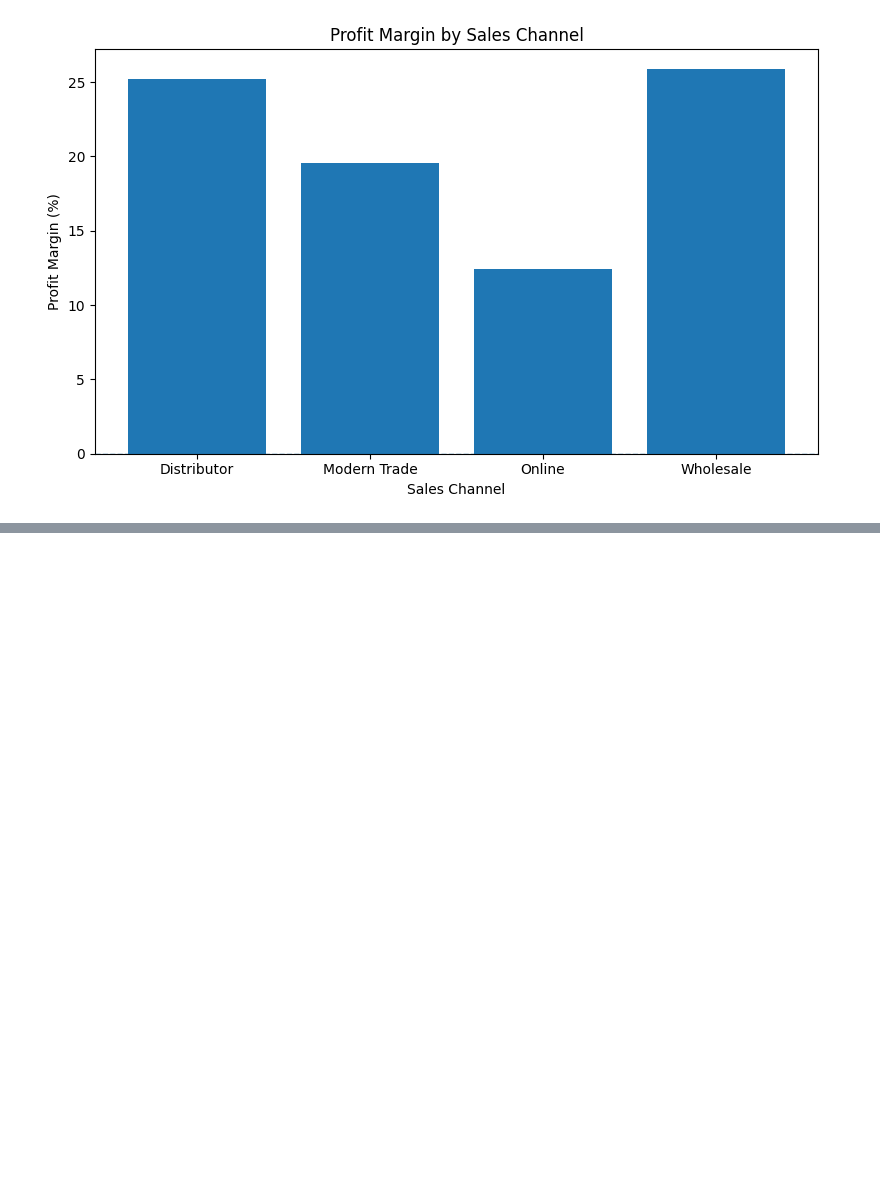
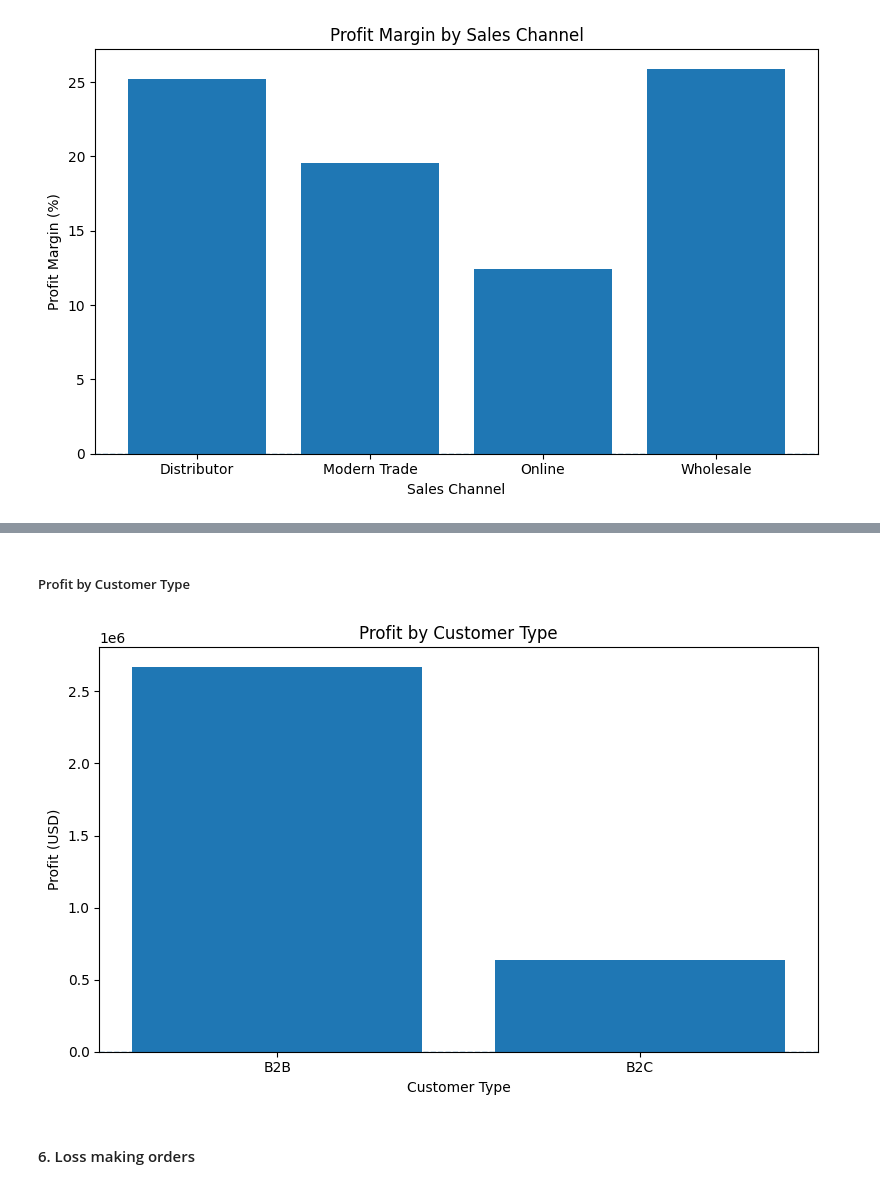
Before and after one commit to Alive-Peterson/myprojects, a Jupyter notebook: data_analytics/financial_performance_and_profitability/notebooks/FMCG_Sales_Profitability_Analysis.ipynb, the cells around one changed output, grey strips where cells are left out. Cells and saved outputs as stored; diff of their text form; code cells hidden in the pictures; blank space fills up the shorter version.

```diff
--- a/data_analytics/financial_performance_and_profitability/notebooks/FMCG_Sales_Profitability_Analysis.ipynb
+++ b/data_analytics/financial_performance_and_profitability/notebooks/FMCG_Sales_Profitability_Analysis.ipynb
@@ -343,0 +410,21 @@ plt.show()
+# %% [markdown]
+##### Profit by Customer Type
+# %%
+plt.figure(figsize=(8, 5))
+
+plt.bar(
+    customer_performance['Customer_Type'],
+    customer_performance['Profit']
+)
+
+plt.axhline(0, linestyle='--', linewidth=1)
+
+plt.title('Profit by Customer Type')
+plt.xlabel('Customer Type')
+plt.ylabel('Profit (USD)')
+plt.tight_layout()
+plt.show()
+# %% [output]
+[figure, added]
+# %% [markdown]
+#### 6. Loss making orders
```
Also changed, not shown: parts of 19 cells of this notebook.
